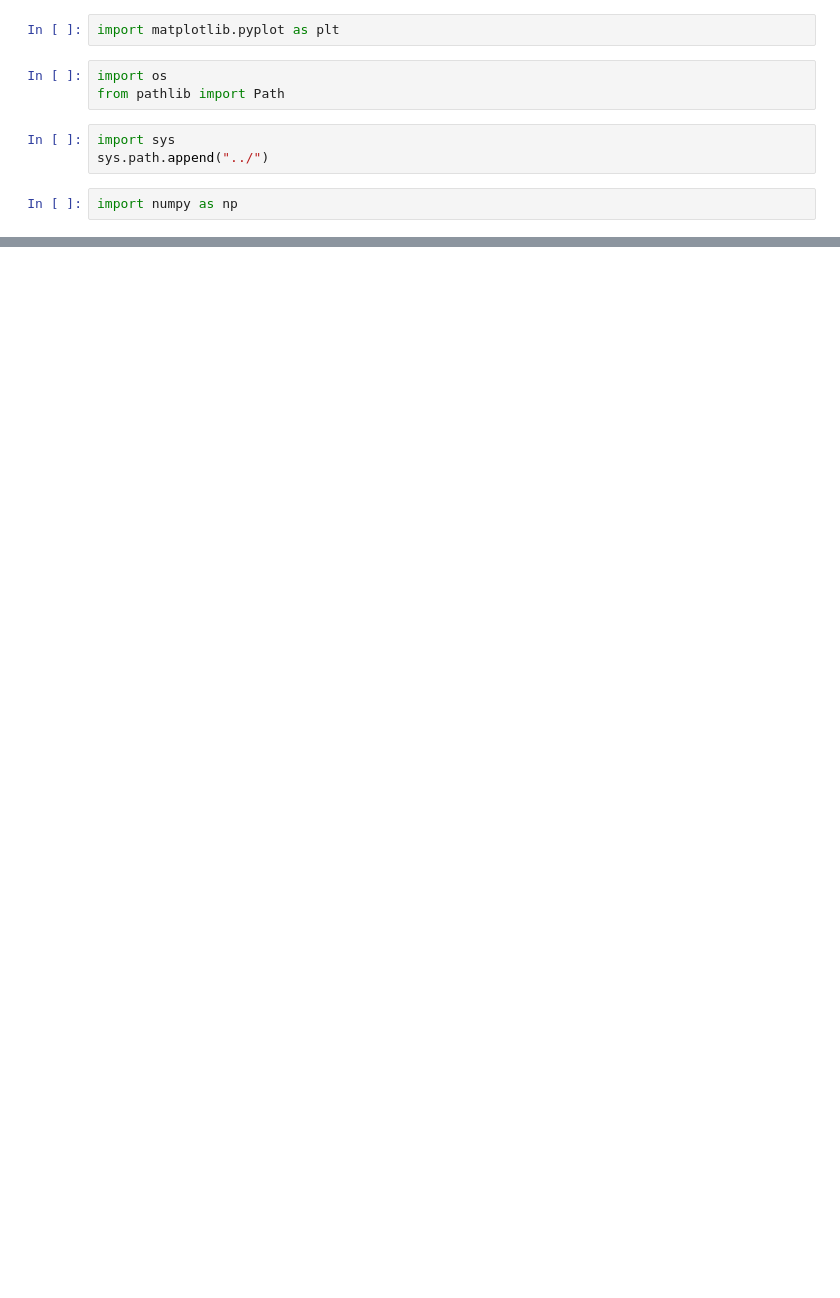
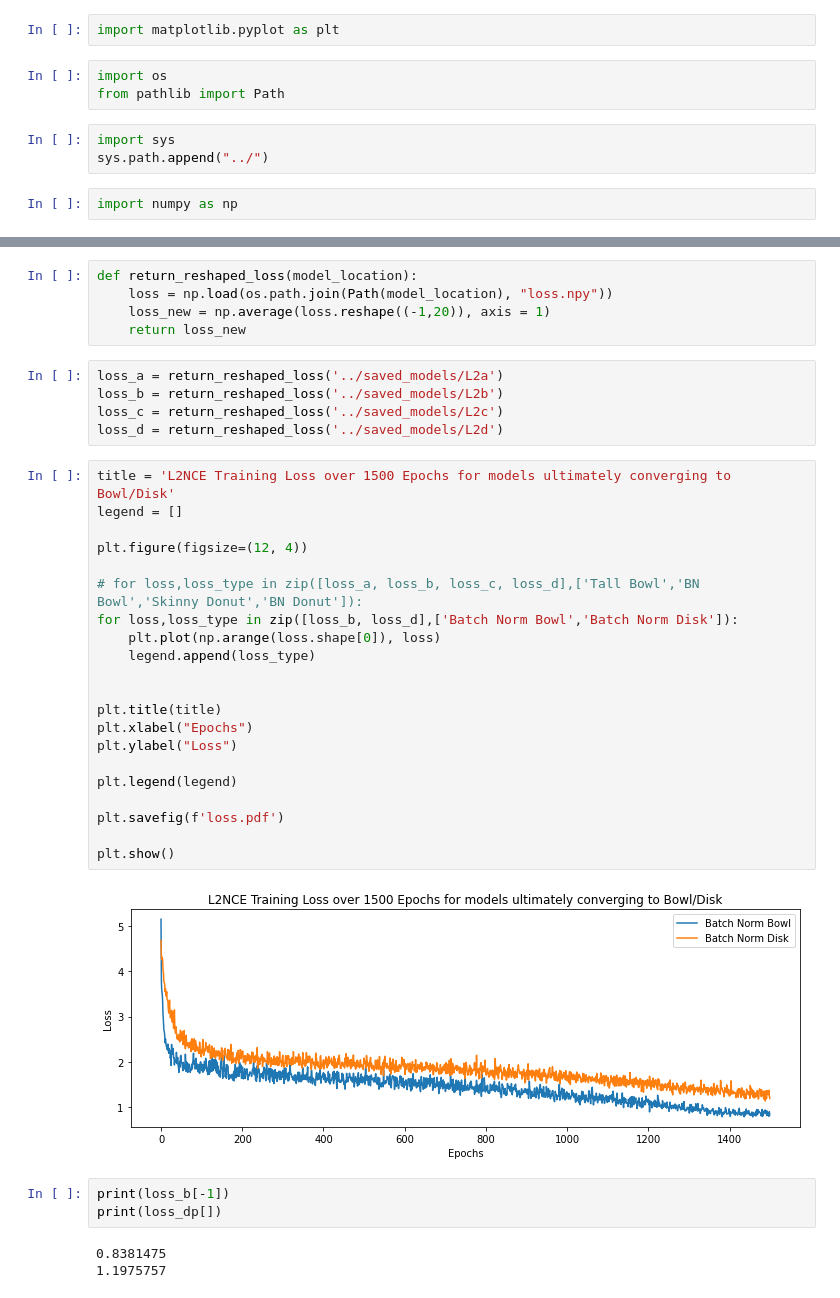
Before and after one commit to anugrahchemparathy/ContrastiveLearning, a Jupyter notebook: run/visualizations/loss_plotting.ipynb, the cells around one changed output, grey strips where cells are left out. Cells and saved outputs as stored; diff of their text form; blank space fills up the shorter version.

```diff
--- a/run/visualizations/loss_plotting.ipynb
+++ b/run/visualizations/loss_plotting.ipynb
@@ -25,0 +27,39 @@ plot_loss("../saved_models/rmse_100_a", "rmseNCE_3D Loss", True)
+# %%
+def return_reshaped_loss(model_location):
+    loss = np.load(os.path.join(Path(model_location), "loss.npy"))
+    loss_new = np.average(loss.reshape((-1,20)), axis = 1)
+    return loss_new
+# %%
+loss_a = return_reshaped_loss('../saved_models/L2a')
+loss_b = return_reshaped_loss('../saved_models/L2b')
+loss_c = return_reshaped_loss('../saved_models/L2c')
+loss_d = return_reshaped_loss('../saved_models/L2d')
+# %%
+title = 'L2NCE Training Loss over 1500 Epochs for models ultimately converging to Bowl/Disk'
+legend = []
+
+plt.figure(figsize=(12, 4))
+
+# for loss,loss_type in zip([loss_a, loss_b, loss_c, loss_d],['Tall Bowl','BN Bowl','Skinny Donut','BN Donut']):
+for loss,loss_type in zip([loss_b, loss_d],['Batch Norm Bowl','Batch Norm Disk']):
+    plt.plot(np.arange(loss.shape[0]), loss)
+    legend.append(loss_type)
+
+
+plt.title(title)
+plt.xlabel("Epochs")
+plt.ylabel("Loss")
+
+plt.legend(legend)
+
+plt.savefig(f'loss.pdf')
+
+plt.show()
+# %% [output]
+[figure, added]
+# %%
+print(loss_b[-1])
+print(loss_dp[])
+# %% [output]
+0.8381475
+1.1975757
```
Also changed, not shown: parts of 2 cells of this notebook, 33 other files.
